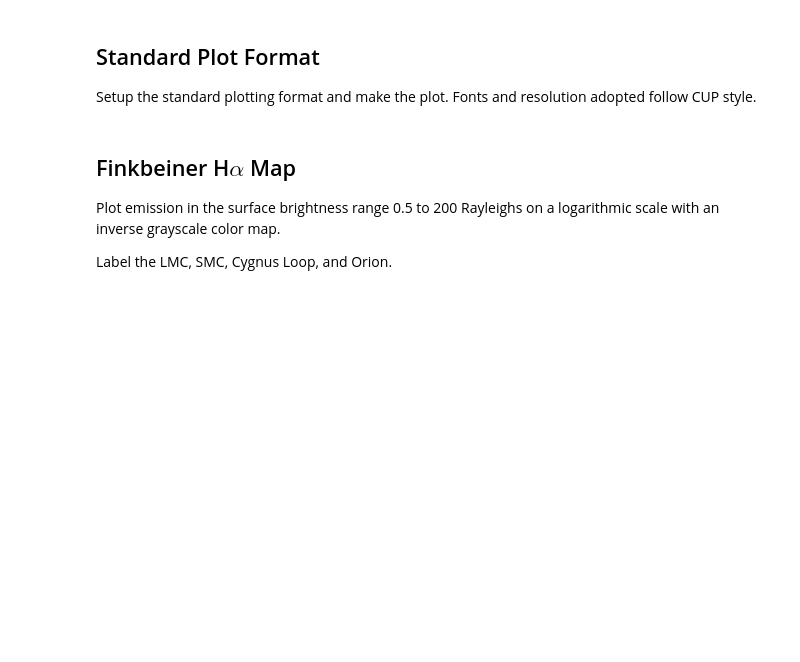
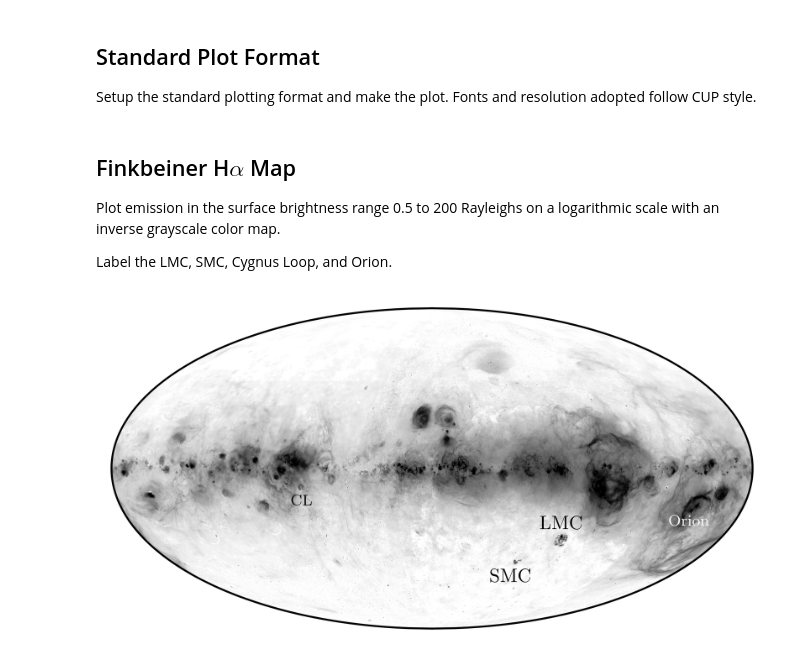
Before and after one commit to CambridgeUniversityPress/Interstellar-and-Intergalactic-Medium, a Jupyter notebook: Chapter1/Fig1_9_Halpha_AllSky.ipynb, the cells around one changed output. Drawn from its saved outputs; the diff is of its cells as text; code cells hidden in the pictures; blank space fills up the shorter version.

```diff
--- a/Chapter1/Fig1_9_Halpha_AllSky.ipynb
+++ b/Chapter1/Fig1_9_Halpha_AllSky.ipynb
@@ -93,30 +95,30 @@ Label the LMC, SMC, Cygnus Loop, and Orion.
 # %%
 mapFile = 'Halpha_fwhm06_1024.fits'
 
 # read the HEALPix format map
 
 haMap = hp.read_map(mapFile)
 
 # Make the plot
 
-fig,ax = plt.subplots()
-fig.set_dpi(dpi)
-fig.set_size_inches(wInches,hInches,forward=True)
+fig,ax = plt.subplots(figsize=(wInches,hInches),dpi=dpi)
 
 plt.axes(ax)
 hp.mollview(haMap,min=0.5,max=200,norm='log',cmap='Greys',cbar=False,xsize=2048,
             title=None,hold=True)
 
-hp.graticule(360,360,lw=0) # tricks into drawing a border but no meridians or parallels
+hp.graticule(360,360,lw=0) # lw=0 tricks into drawing a border without meridians or parallels
 
 # Annotate LMC, SMC, Orion, and Cygnus Loop (CL)
 
 hp.projtext(280.46,-30.,'LMC',lonlat=True,ha='center',va='bottom',fontsize=10)
 hp.projtext(302.81,-48.,'SMC',lonlat=True,ha='center',va='top',fontsize=10)
 hp.projtext(209.0137,-21.38,'Orion',lonlat=True,color='white',ha='center',va='top',fontsize=8)
 hp.projtext(74,-12,'CL',lonlat=True,ha='center',va='top',fontsize=8)
 
 # show and make a hardcopy file
 
 plt.plot()
 plt.savefig(plotFile,bbox_inches='tight')
+# %% [output]
+[figure, added]
```
Also changed, not shown: parts of 1 cell of this notebook.
